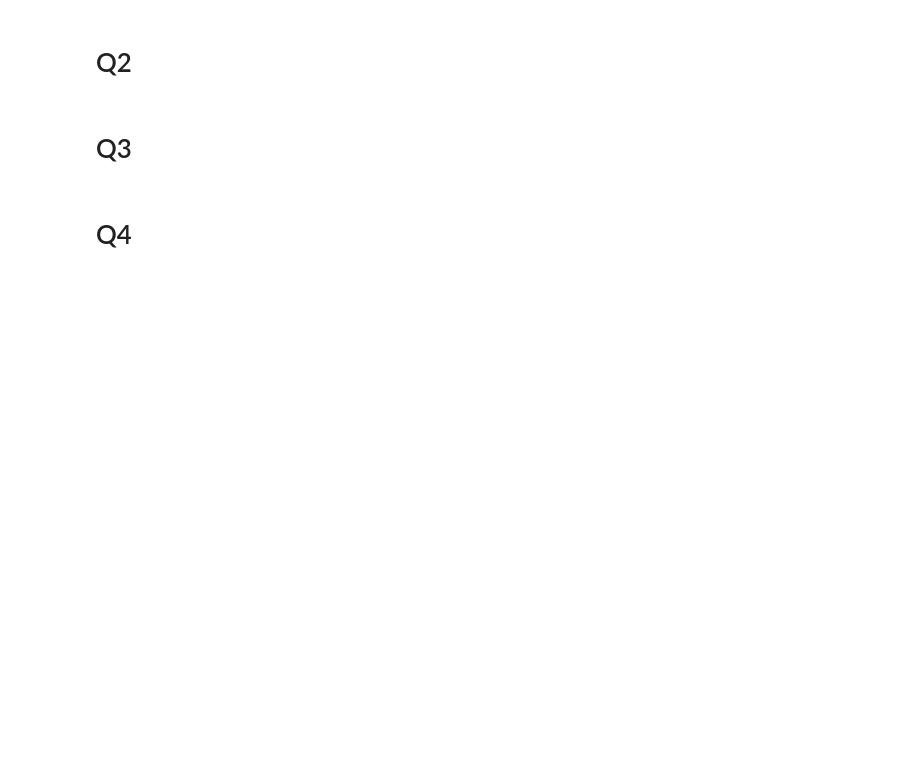
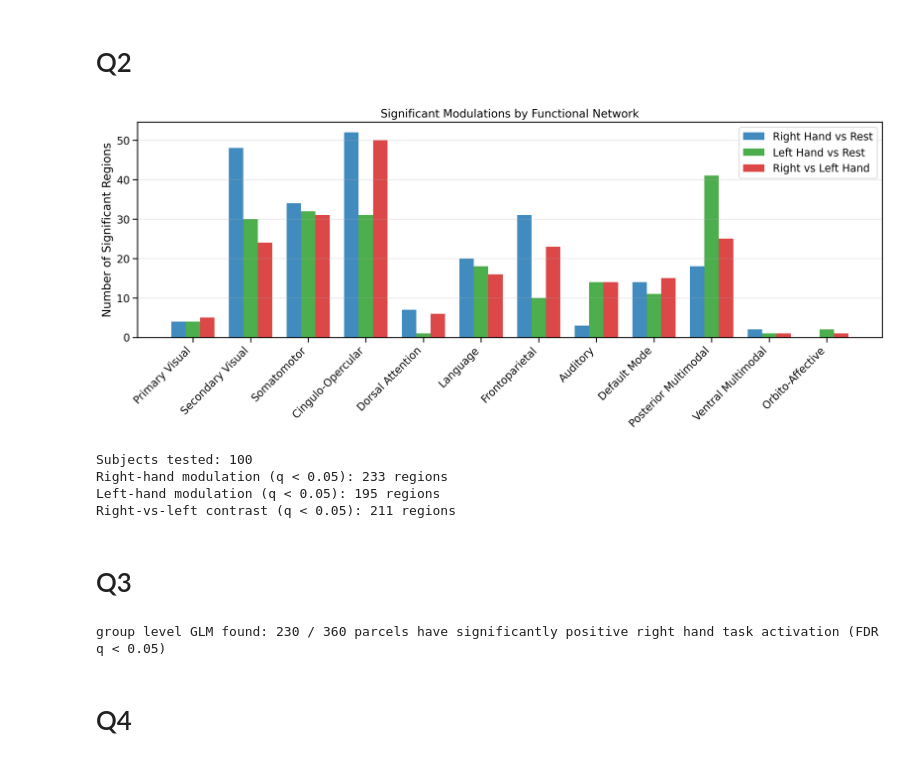
Before and after one commit to Siqi4766/Mapping-brain-activation-and-representation-with-fMRI, a Jupyter notebook: fMRI project.ipynb, the cells around one changed output. Cells and saved outputs as stored; diff of their text form; code cells hidden in the pictures; blank space fills up the shorter version.

```diff
--- a/fMRI project.ipynb
+++ b/fMRI project.ipynb
@@ -216,7 +206,7 @@ def benjamini_hochberg(pvals, alpha=0.05):
 # %%
 # ON vs. rest visualization using each subject/run's own EV timing.
 rest_subject_run = []
-for subj_i in range(len(subjects)):
+for subj_i in range(N_SUBJECTS):
     for run in range(len(RUNS)):
         ts = all_ts[run][subj_i]
         run_evs = all_evs[run][subj_i]
@@ -260,7 +250,7 @@ network_colors = sns.color_palette("tab20", len(network_names))
 
 for cond_idx, cond in enumerate(conditions):
     on_subject_run = []
-    for subj_i in range(len(subjects)):
+    for subj_i in range(N_SUBJECTS):
         for run in range(len(RUNS)):
             ts = all_ts[run][subj_i]
             frames = condition_frames(all_evs[run][subj_i], cond_idx)
@@ -306,7 +298,7 @@ def hand_and_rest_means_by_subject():
     lh_subject_means = []
     rest_subject_means = []
 
-    for subj_i in range(len(subjects)):
+    for subj_i in range(N_SUBJECTS):
         rh_run_means = []
         lh_run_means = []
         rest_run_means = []
@@ -373,33 +365,39 @@ network_summary = (
         rh_vs_lh_significant=('rh_vs_lh_significant', 'sum'),
     )
 )
 
 network_summary = network_summary.reindex([n for n in network_order if n in network_summary.index])
 network_labels_ordered = [network_label_map[net] for net in network_summary.index]
 
 fig, ax = plt.subplots(figsize=(14, 6))
 
 x = np.arange(len(network_summary))
 width = 0.25
 
 ax.bar(x - width, network_summary['rh_modulated'], width, label='Right Hand vs Rest', color='tab:blue', alpha=0.85)
 ax.bar(x, network_summary['lh_modulated'], width, label='Left Hand vs Rest', color='tab:green', alpha=0.85)
 ax.bar(x + width, network_summary['rh_vs_lh_significant'], width, label='Right vs Left Hand', color='tab:red', alpha=0.85)
 
 ax.set_ylabel('Number of Significant Regions')
 ax.set_title('Significant Modulations by Functional Network', fontsize=14)
 ax.set_xticks(x)
 ax.set_xticklabels(network_labels_ordered, rotation=45, ha='right')
 ax.legend(loc='upper right')
 ax.grid(axis='y', alpha=0.3)
 
 plt.tight_layout()
 plt.show()
 
 print(f"Subjects tested: {n_subjects}")
 print(f"Right-hand modulation (q < 0.05): {rh_sig.sum()} regions")
 print(f"Left-hand modulation (q < 0.05): {lh_sig.sum()} regions")
 print(f"Right-vs-left contrast (q < 0.05): {contrast_sig.sum()} regions")
+# %% [output]
+[figure, added]
+Subjects tested: 100
+Right-hand modulation (q < 0.05): 233 regions
+Left-hand modulation (q < 0.05): 195 regions
+Right-vs-left contrast (q < 0.05): 211 regions
 # %% [markdown]
 # Q3
 # %%
@@ -414,8 +412,8 @@ betas_standard_no_hrf = rh_betas_subject_no_hrf.mean(axis=0)
 rng = np.random.default_rng(42)
 bootstrap_indices = rng.integers(
     0,
-    len(subjects),
-    size=(N_BOOTSTRAP, len(subjects)),
+    N_SUBJECTS,
+    size=(N_BOOTSTRAP, N_SUBJECTS),
 )
 beta_boots = rh_betas_subject_no_hrf[bootstrap_indices].mean(axis=1) # 2000 x 360
 ci_low, ci_high = np.percentile(beta_boots, [2.5, 97.5], axis=0)
@@ -430,6 +428,8 @@ t_glm_no_hrf, p_glm_no_hrf = stats.ttest_1samp(
 glm_sig_no_hrf, glm_q_no_hrf = benjamini_hochberg(p_glm_no_hrf, alpha=0.05)
 n_sig_no_hrf = int(glm_sig_no_hrf.sum())
 print(f"group level GLM found: {n_sig_no_hrf} / {N_PARCELS} parcels have significantly positive right hand task activation (FDR q < 0.05)")
+# %% [output]
+group level GLM found: 230 / 360 parcels have significantly positive right hand task activation (FDR q < 0.05)
 # %% [markdown]
 # Q4
 # %%
```
Also changed, not shown: parts of 11 cells of this notebook, 2 other files.
